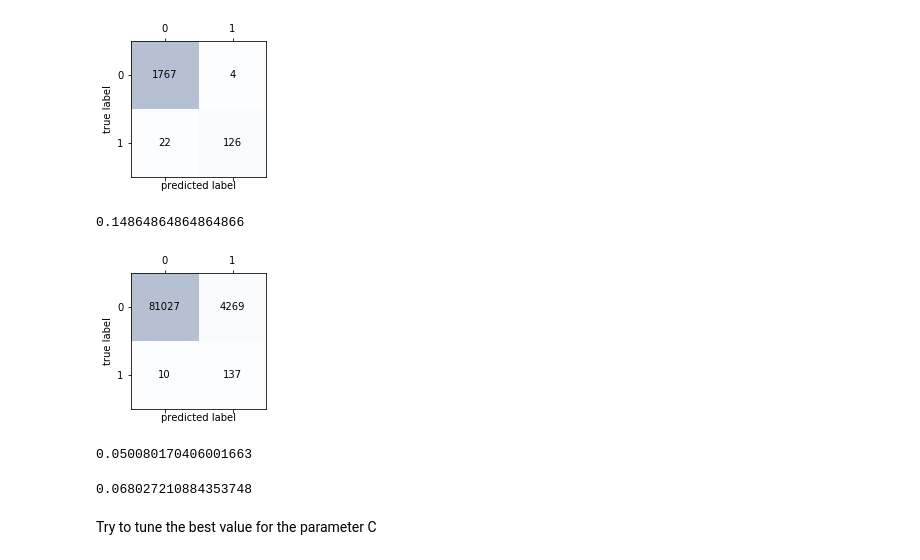
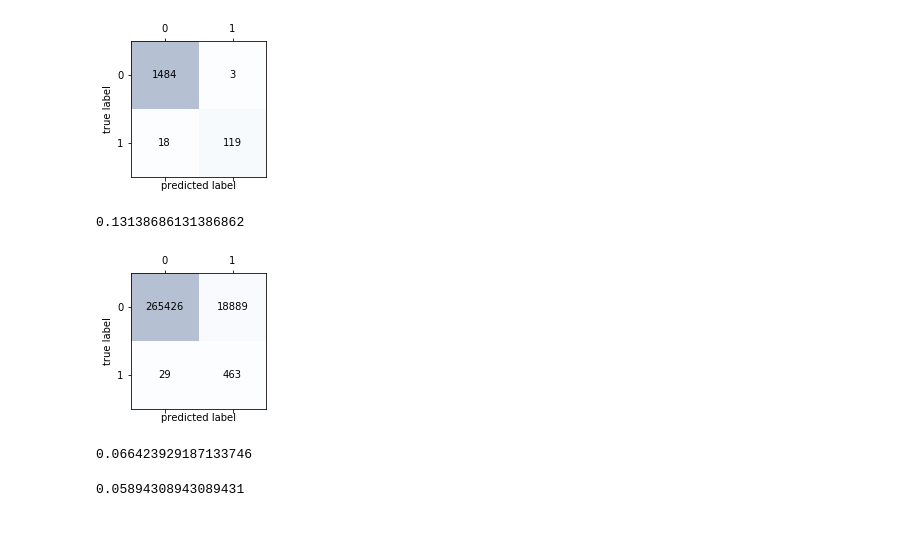
Before and after one commit to GiuseppeCavallaro/2016.M3.TQF-ML.Credit.Card.Fraud, a Jupyter notebook: Credit card fraudolent transactions detection.ipynb, the cells around one changed output. Cells and saved outputs as stored; diff of their text form; code cells hidden in the pictures; blank space fills up the shorter version.

```diff
--- a/Credit card fraudolent transactions detection.ipynb
+++ b/Credit card fraudolent transactions detection.ipynb
@@ -219,3 +226,16 @@ pd.DataFrame(X_u_std).describe().transpose()
 from sklearn.model_selection import train_test_split
 X_u_std_train, X_u_std_test, y_u_train, y_u_test = \
 train_test_split(X_u_std, y_u, test_size=0.3, random_state=0)
+# %%
+from sklearn.model_selection import GridSearchCV
+pipe_lr = Pipeline([('scl', StandardScaler()),
+                     ('clf', LogisticRegression(random_state=1))])
+param_range = np.logspace(-1, 3, 15)
+param_grid = [{'clf__C': param_range}]
+gs = GridSearchCV(estimator= pipe_lr,
+                  param_grid=param_grid,
+                  scoring='recall',
+                  cv=10,
+                  n_jobs=-1)
+gs = gs.fit(X_u_std_train, y_u_train)
+gs_b=gs.best_params_
@@ -221,0 +248,4 @@ train_test_split(X_u_std, y_u, test_size=0.3, random_state=0)
+# %%
+clf = gs.best_estimator_
+clf.fit(X_u_std_train, y_u_train)
+print('Test recall: %.3f' % clf.score(X_u_std_test, y_u_test))
@@ -222,6 +254,6 @@ train_test_split(X_u_std, y_u, test_size=0.3, random_state=0)
 # %%
 from sklearn.linear_model import LogisticRegression
-lr_u = LogisticRegression(C=100, random_state=0)
+lr_u = LogisticRegression(C=10, random_state=0)
 
 lr_u.fit(X_u_std_train, y_u_train)
 lr_u_train_pred=lr_u.predict(X_u_std_train)
@@ -264,36 +296,34 @@ result=np.matrix(confmat)
 ERR_fraud=(result[1,0])/(result[1,0]+result[1,1])
 ERR_fraud
 # %% [output]
-0.14864864864864866
+0.13138686131386862
 # %%
-y_c_pred = lr_u.predict(X_std_test)
+y_c_pred = lr_u.predict(X_std)
 
 from sklearn.metrics import confusion_matrix
 
-confmat = confusion_matrix(y_true=y_test, y_pred=y_c_pred)
+confmat = confusion_matrix(y_true=y, y_pred=y_c_pred)
 
 fig, ax = plt.subplots(figsize=(2.5, 2.5))
 ax.matshow(confmat, cmap=plt.cm.Blues, alpha=0.3)
 for i in range(confmat.shape[0]):
     for j in range(confmat.shape[1]):
         ax.text(x=j, y=i,
                 s=confmat[i, j],
                 va='center', ha='center')
 plt.xlabel('predicted label')
 plt.ylabel('true label')
 plt.show()
 
 result=np.matrix(confmat)
 
 ERR=(result[0,1]+result[1,0])/(result[0,0]+result[0,1]+result[1,0]+result[1,1])
 ERR
 # %% [output]
-[figure, old version]
+[figure, new version]
-0.050080170406001663
+0.066423929187133746
 # %%
 ERR_fraud=(result[1,0])/(result[1,0]+result[1,1])
 ERR_fraud
 # %% [output]
-0.068027210884353748
+0.05894308943089431
-# %% [markdown]
-Try to tune the best value for the parameter C
```
Also changed, not shown: parts of 29 cells of this notebook.
